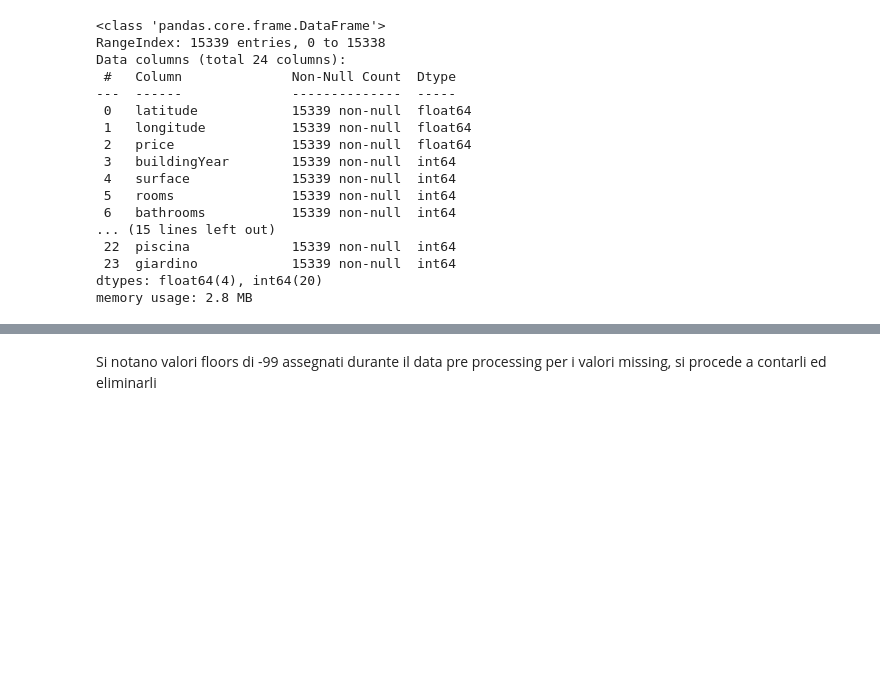
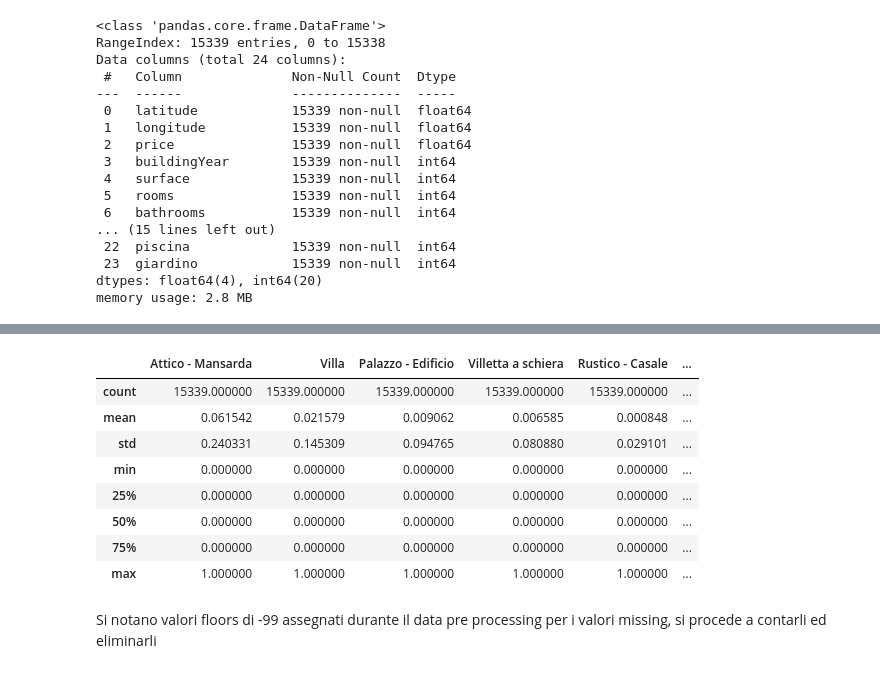
Before and after one commit to Raffozor/RomeHousePrice, a Jupyter notebook: notebooks/exploratory_data_analysis.ipynb, the cells around one changed output, grey strips where cells are left out. Saved outputs shown, nothing was run; the diff lists cells and outputs as text; code cells hidden in the pictures; blank space fills up the shorter version.

```diff
--- a/notebooks/exploratory_data_analysis.ipynb
+++ b/notebooks/exploratory_data_analysis.ipynb
@@ -54,3 +63,17 @@ df.describe()
+# %%
+df[['Attico - Mansarda', 'Villa', 'Palazzo - Edificio',
+       'Villetta a schiera', 'Rustico - Casale', 'Casa indipendente', 'Loft',
+       'balcone', 'terrazza', 'cantina', 'piscina', 'giardino']].describe()
+# %% [output]
+|  | Attico - Mansarda | Villa | Palazzo - Edificio | Villetta a schiera | Rustico - Casale | ... |
+| count | 15339.000000 | 15339.000000 | 15339.000000 | 15339.000000 | 15339.000000 | ... |
+| mean | 0.061542 | 0.021579 | 0.009062 | 0.006585 | 0.000848 | ... |
+| std | 0.240331 | 0.145309 | 0.094765 | 0.080880 | 0.029101 | ... |
+| min | 0.000000 | 0.000000 | 0.000000 | 0.000000 | 0.000000 | ... |
+| 25% | 0.000000 | 0.000000 | 0.000000 | 0.000000 | 0.000000 | ... |
+| 50% | 0.000000 | 0.000000 | 0.000000 | 0.000000 | 0.000000 | ... |
+| 75% | 0.000000 | 0.000000 | 0.000000 | 0.000000 | 0.000000 | ... |
+| max | 1.000000 | 1.000000 | 1.000000 | 1.000000 | 1.000000 | ... |
 # %% [markdown]
 Si notano valori floors di -99 assegnati durante il data pre processing per i valori missing, si procede a contarli ed eliminarli
 # %%
```
Also changed, not shown: parts of 11 cells of this notebook.
